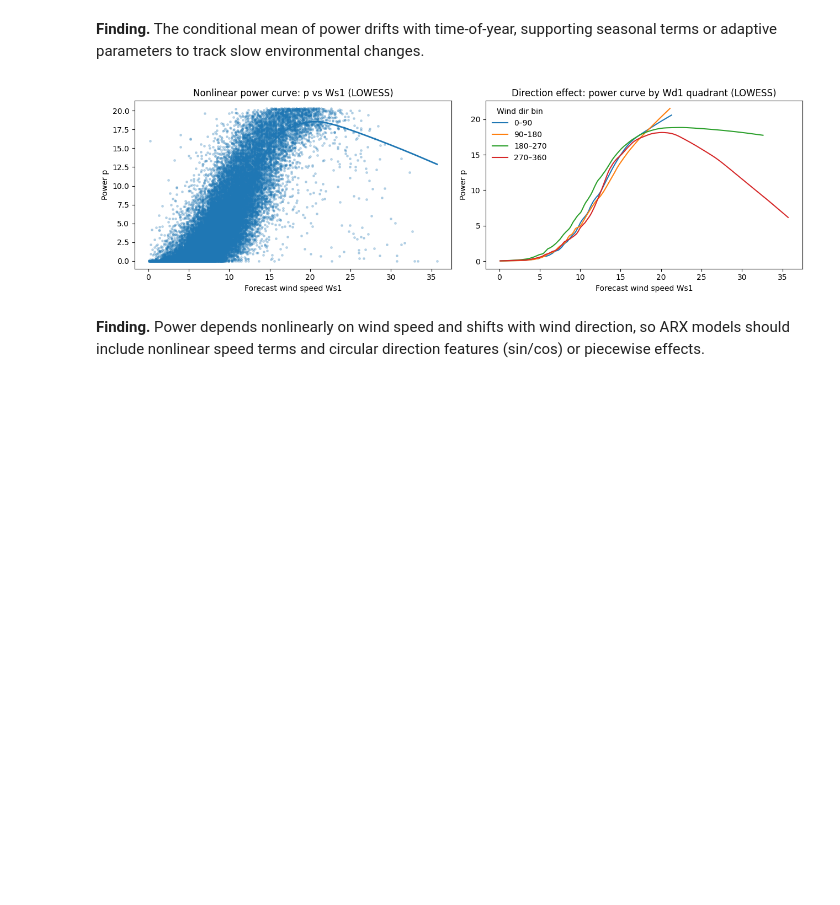
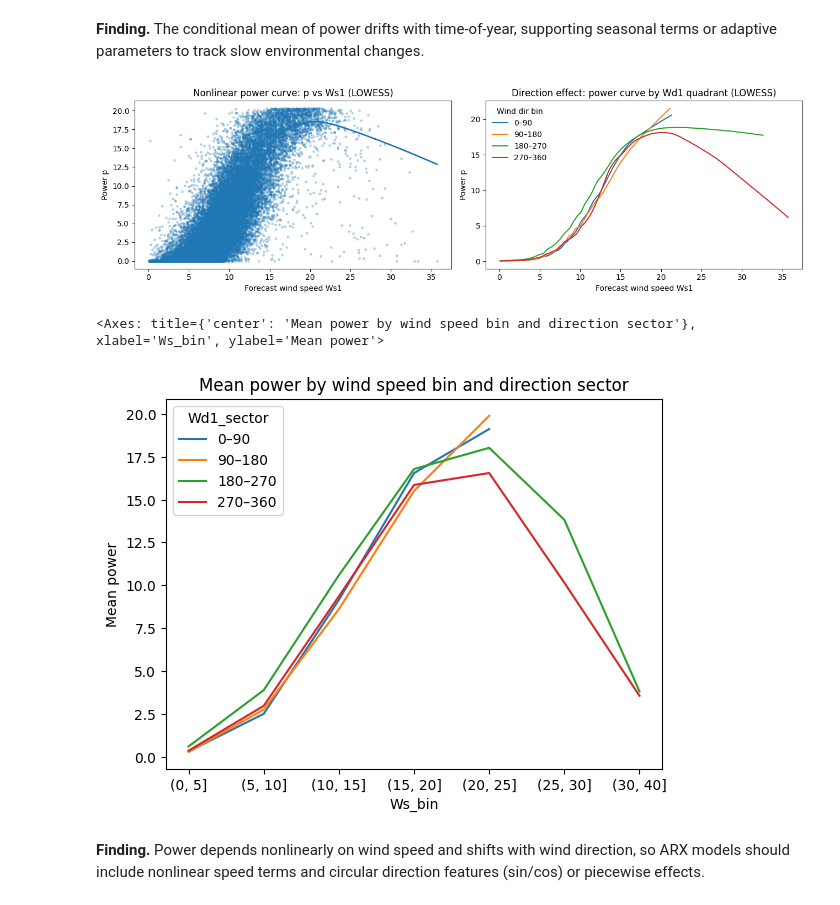
Before and after one commit to chrjx/AdvTSA, a Jupyter notebook: assignment4/tamas_models/analysis.ipynb, the cells around one changed output. Drawn from its saved outputs; the diff is of its cells as text; code cells hidden in the pictures; blank space fills up the shorter version.

```diff
--- a/assignment4/tamas_models/analysis.ipynb
+++ b/assignment4/tamas_models/analysis.ipynb
@@ -237,33 +233,43 @@ else:
     ws_s, wd_s, p_s = ws_m, wd_m, p_m
 
 fig, axes = plt.subplots(1, 2, figsize=(13,4))
 
 axes[0].scatter(ws_s, p_s, s=6, alpha=0.25)
 smth = lowess(p_s.values, ws_s.values, frac=0.05, return_sorted=True)
 axes[0].plot(smth[:,0], smth[:,1], linewidth=2)
 axes[0].set_title("Nonlinear power curve: p vs Ws1 (LOWESS)")
 axes[0].set_xlabel("Forecast wind speed Ws1")
 axes[0].set_ylabel("Power p")
 
 bins = [0, 90, 180, 270, 360]
 labels = ["0–90", "90–180", "180–270", "270–360"]
 dirbin = pd.cut(wd_s % 360, bins=bins, labels=labels, include_lowest=True, right=False)
 for lab in labels:
     sub = (dirbin == lab)
     if sub.sum() < 200:
         continue
     sm = lowess(p_s[sub].values, ws_s[sub].values, frac=0.08, return_sorted=True)
     axes[1].plot(sm[:,0], sm[:,1], label=lab)
 
 axes[1].set_title("Direction effect: power curve by Wd1 quadrant (LOWESS)")
 axes[1].set_xlabel("Forecast wind speed Ws1")
 axes[1].set_ylabel("Power p")
 axes[1].legend(title="Wind dir bin", frameon=False)
 
 plt.tight_layout()
 plt.show()
+
+# Mean power by wind speed bin and direction sector
+df["Ws_bin"] = pd.cut(df["Ws1"], bins=[0,5,10,15,20,25,30,40])
+df["Wd1_sector"] = pd.cut(df["Wd1"] % 360, bins=[0, 90, 180, 270, 360], labels=["0–90", "90–180", "180–270", "270–360"], include_lowest=True, right=False)
+df.groupby(["Ws_bin", "Wd1_sector"])["p"].mean().unstack().plot(
+    title="Mean power by wind speed bin and direction sector",
+    ylabel="Mean power"
+)
 # %% [output]
 [figure]
+<Axes: title={'center': 'Mean power by wind speed bin and direction sector'}, xlabel='Ws_bin', ylabel='Mean power'>
+[figure, added]
 # %% [markdown]
 **Finding.** Power depends nonlinearly on wind speed and shifts with wind direction, so ARX models should include nonlinear speed terms and circular direction features (sin/cos) or piecewise effects.
 # %%
```
Also changed, not shown: parts of 8 cells of this notebook, 4 other files.
